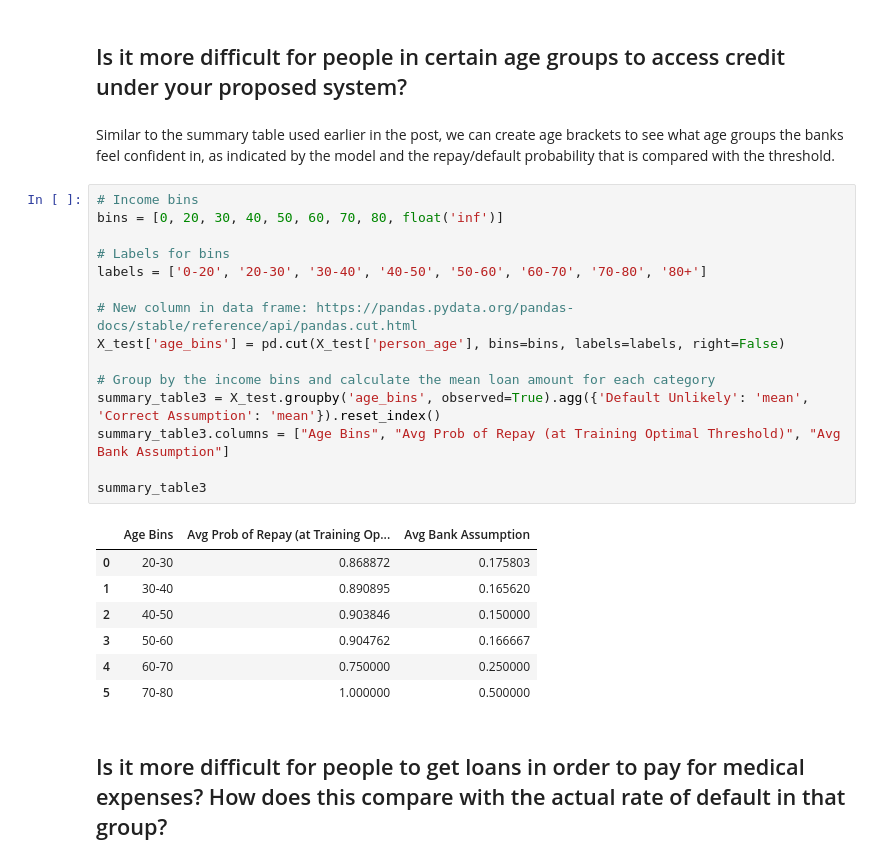
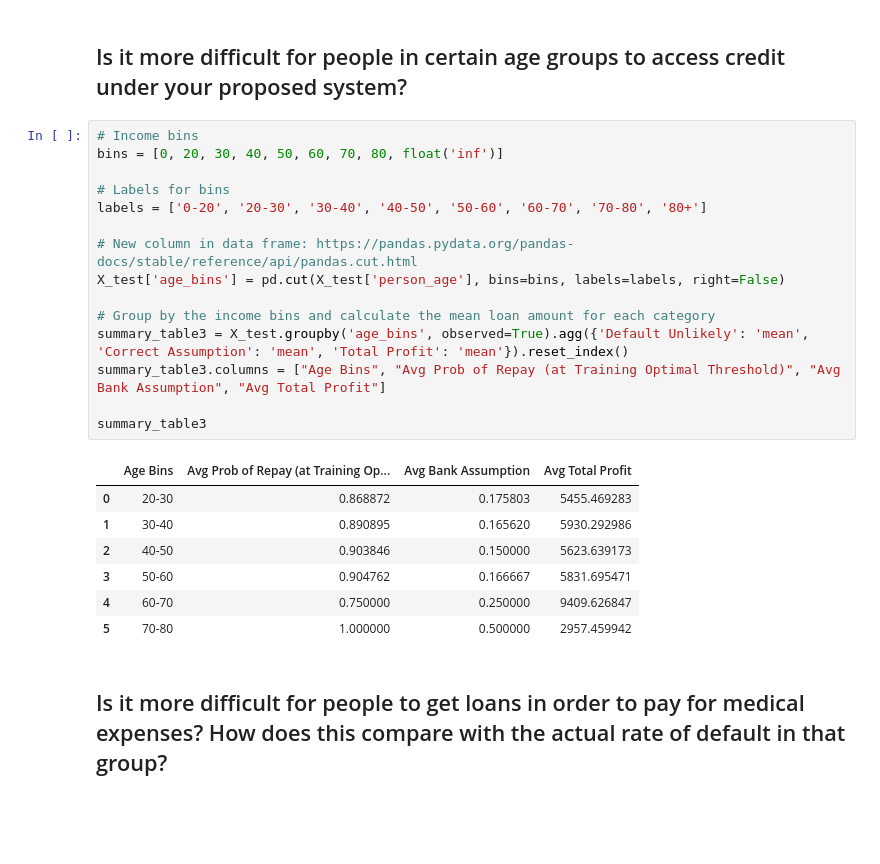
Before and after one commit to lucasf46/lucasf46.github.io, a Jupyter notebook: posts/BlogPost2/BlogPost2-2.ipynb, the cells around one changed output. Saved outputs shown, nothing was run; the diff lists cells and outputs as text; blank space fills up the shorter version.

```diff
--- a/posts/BlogPost2/BlogPost2-2.ipynb
+++ b/posts/BlogPost2/BlogPost2-2.ipynb
@@ -305,30 +283,28 @@ X_test
 # Part F: Evaluate your Model from the Borrower's Perspective
 # %% [markdown]
 ## Is it more difficult for people in certain age groups to access credit under your proposed system?
-# %% [markdown]
-Similar to the summary table used earlier in the post, we can create age brackets to see what age groups the banks feel confident in, as indicated by the model and the repay/default probability that is compared with the threshold.
 # %%
 # Income bins
 bins = [0, 20, 30, 40, 50, 60, 70, 80, float('inf')]
 
 # Labels for bins
 labels = ['0-20', '20-30', '30-40', '40-50', '50-60', '60-70', '70-80', '80+']
 
 # New column in data frame: https://pandas.pydata.org/pandas-docs/stable/reference/api/pandas.cut.html
 X_test['age_bins'] = pd.cut(X_test['person_age'], bins=bins, labels=labels, right=False)
 
 # Group by the income bins and calculate the mean loan amount for each category
-summary_table3 = X_test.groupby('age_bins', observed=True).agg({'Default Unlikely': 'mean', 'Correct Assumption': 'mean'}).reset_index()
-summary_table3.columns = ["Age Bins", "Avg Prob of Repay (at Training Optimal Threshold)", "Avg Bank Assumption"]
+summary_table3 = X_test.groupby('age_bins', observed=True).agg({'Default Unlikely': 'mean', 'Correct Assumption': 'mean', 'Total Profit': 'mean'}).reset_index()
+summary_table3.columns = ["Age Bins", "Avg Prob of Repay (at Training Optimal Threshold)", "Avg Bank Assumption", "Avg Total Profit"]
 
 summary_table3
 # %% [output]
-|  | Age Bins | Avg Prob of Repay (at Training Op... | Avg Bank Assumption |
-| 0 | 20-30 | 0.868872 | 0.175803 |
-| 1 | 30-40 | 0.890895 | 0.165620 |
-| 2 | 40-50 | 0.903846 | 0.150000 |
-| 3 | 50-60 | 0.904762 | 0.166667 |
-| 4 | 60-70 | 0.750000 | 0.250000 |
-| 5 | 70-80 | 1.000000 | 0.500000 |
+|  | Age Bins | Avg Prob of Repay (at Training Op... | Avg Bank Assumption | Avg Total Profit |
+| 0 | 20-30 | 0.868872 | 0.175803 | 5455.469283 |
+| 1 | 30-40 | 0.890895 | 0.165620 | 5930.292986 |
+| 2 | 40-50 | 0.903846 | 0.150000 | 5623.639173 |
+| 3 | 50-60 | 0.904762 | 0.166667 | 5831.695471 |
+| 4 | 60-70 | 0.750000 | 0.250000 | 9409.626847 |
+| 5 | 70-80 | 1.000000 | 0.500000 | 2957.459942 |
 # %% [markdown]
 ## Is it more difficult for people to get loans in order to pay for medical expenses? How does this compare with the actual rate of default in that group?
```
Also changed, not shown: parts of 3 cells of this notebook.
